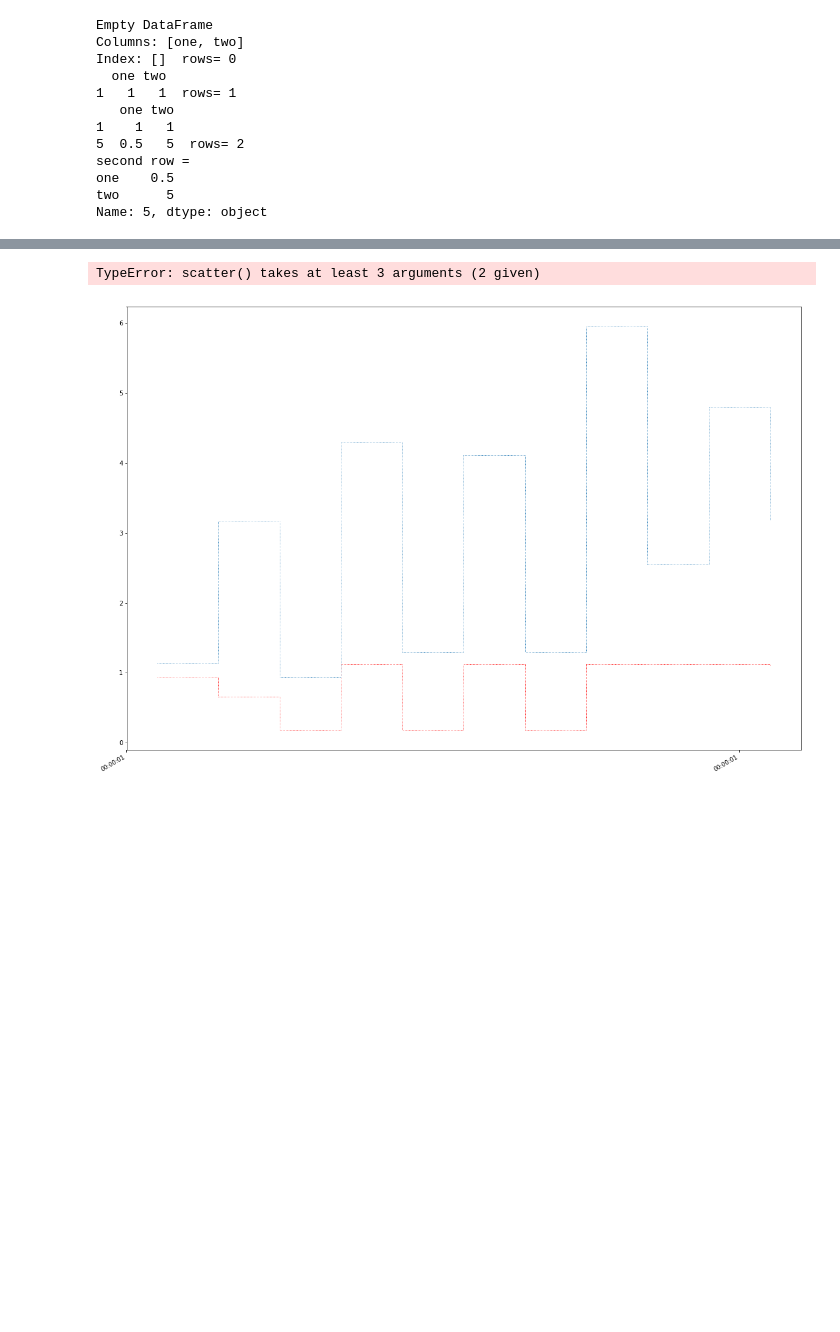
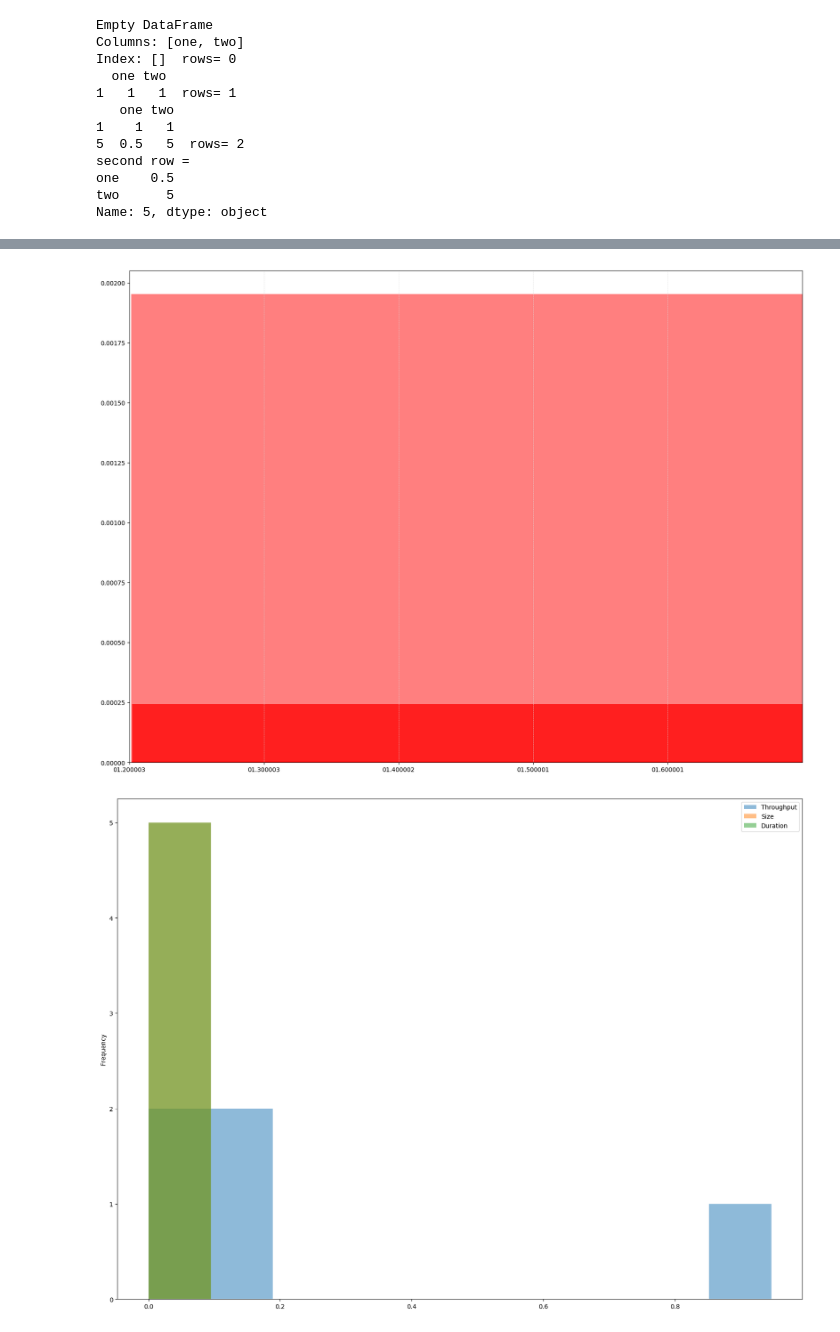
Before and after one commit to pyotr777/mlbenchmarks, a Jupyter notebook: plot dataseries.ipynb, the cells around one changed output, grey strips where cells are left out. Cells and saved outputs as stored; diff of their text form; code cells hidden in the pictures; blank space fills up the shorter version.

Commit message:
Plotiing pandas dataframes. Work in progress.

```diff
--- a/plot dataseries.ipynb
+++ b/plot dataseries.ipynb
@@ -170,22 +164,38 @@ print dataframes
 # %%
+# import matplotlib.dates as dates
 plt.rcParams['figure.figsize'] = 20,15
 fig, ax = plt.subplots()
 #for df in dataframes:
 #    ax.plot(df.index,df["Throughput"],label=df.name,linewidth=0.3,drawstyle="steps-post")
-df = dataframes[1]
-print df["Throughput"]
+df = dataframes[1][:5]
+print df
+#print df["Throughput"]
 #df.Throughput.plot(label=df.name,linewidth=0.3)
 #ax.bar(df.index,df["Throughput"],label=df.name)
 
-dataframes[1].Throughput.resample("ms").max().plot(drawstyle="steps-post",style=":",linewidth=0.9,color="r",label="max")
+#dataframes[1].Throughput.resample("ms").max().plot(drawstyle="steps-post",style=":",linewidth=0.9,color="r",label="max")
 #dataframes[1].Throughput.resample("ms").median().plot(drawstyle="steps-post",style=":",linewidth=0.8,color="g",label="median")
 #dataframes[1].Throughput.resample("ms").mean().plot(drawstyle="steps-post",style=":",linewidth=0.9,label="mean")
-dataframes[1].Throughput.resample("ms").sum().plot(drawstyle="steps-post",style=":",linewidth=0.9,label="sum")
+#dataframes[1].Throughput.resample("ms").sum().plot(drawstyle="steps-post",style=":",linewidth=0.9,label="sum")
 
-ax.scatter(df["Throughput"],label=df.name)
-#ax.plot(dataframes[1].Throughput.resample("ms").max())
+#ax.scatter(df.index,df["Throughput"],label="Throughput")
+times = pd.to_datetime(df.index)
+size = df["Size"].astype("float")
+duration = pd.to_timedelta(df["Duration"])
+ax.bar(times,size,duration,align="edge",label="Size",color="r",alpha=0.5)
+df.plot.hist(label="Size",alpha=0.5)
+#ax.plot(df["Throughput"].resample("ms").max(),label="max Throughput",drawstyle="steps-post")
+ax.xaxis.grid(color="#e0e0e0", linestyle="--",linewidth=0.5)
+start = pd.to_datetime(1.2, unit='s')
+print type(start)
+interval = pd.to_timedelta(0.5, unit='s')
+end = pd.Timestamp(start+interval)
+print type(end)
+ax.set_xlim(start,end)
 #dataframes[1].Throughput.resample("ms").std().plot(drawstyle="steps-post",style="--",label="deviation")
 plt.legend()
-plt.rcParams['figure.figsize'] = 20,15
+#ax.xaxis.grid(color="#e0e0e0", linestyle="--",linewidth=0.5)
+#ax.xaxis.set_major_locator(dates.MicrosecondLocator(5000))
+ax.xaxis.set_major_formatter(dates.DateFormatter('%S.%f'))
 plt.show()
 # %% [output]
@@ -209,5 +210,5 @@ Name: Throughput, Length: 94, dtype: float64
-TypeError: scatter() takes at least 3 arguments (2 given)
-[figure, old version]
+[figure, new version]
+[figure, added]
 # %%
 secunden = dataframes[1].Throughput.resample("ms").max()
 print dataframes[1].Throughput.shape,secunden.shape
```
Also changed, not shown: parts of 6 cells of this notebook.
